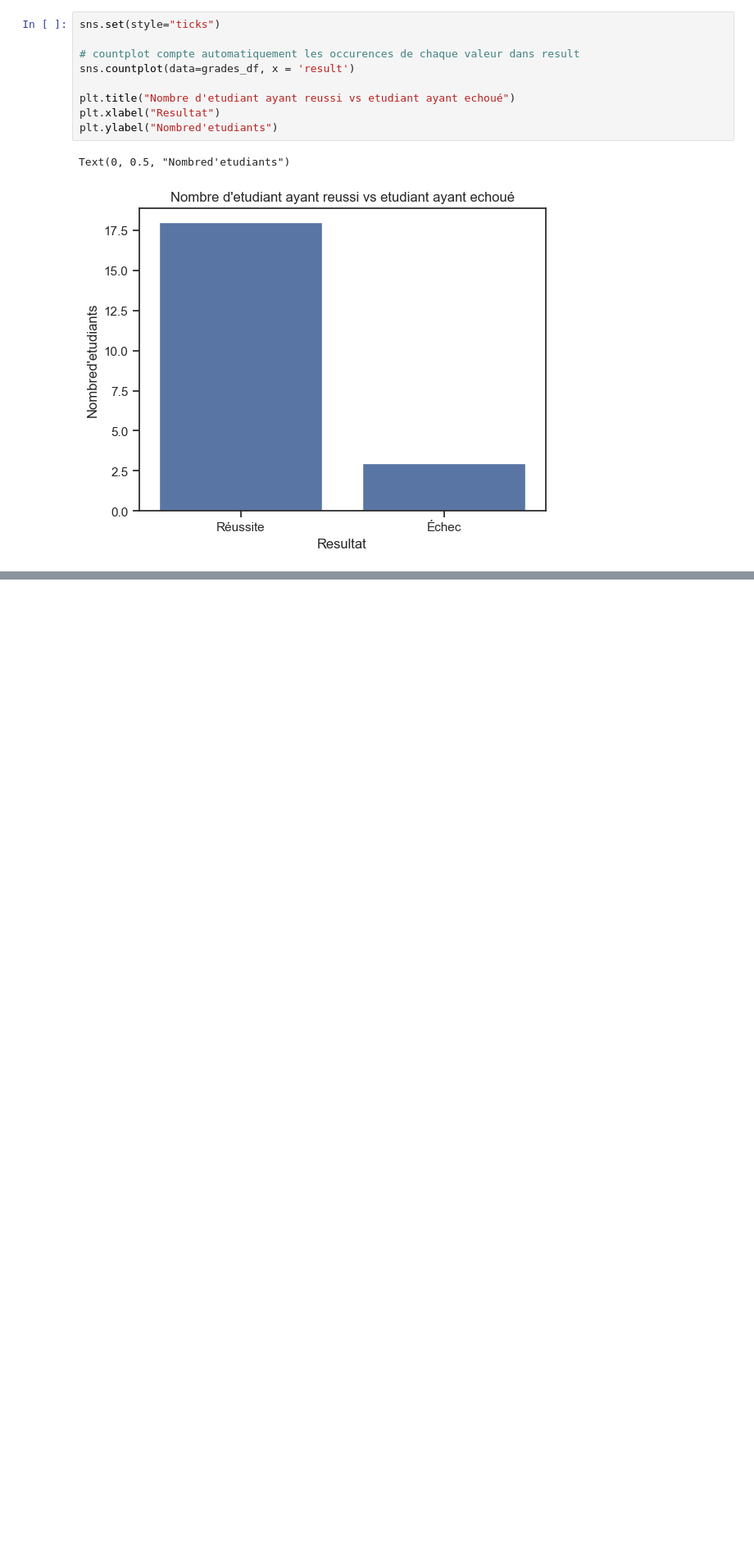
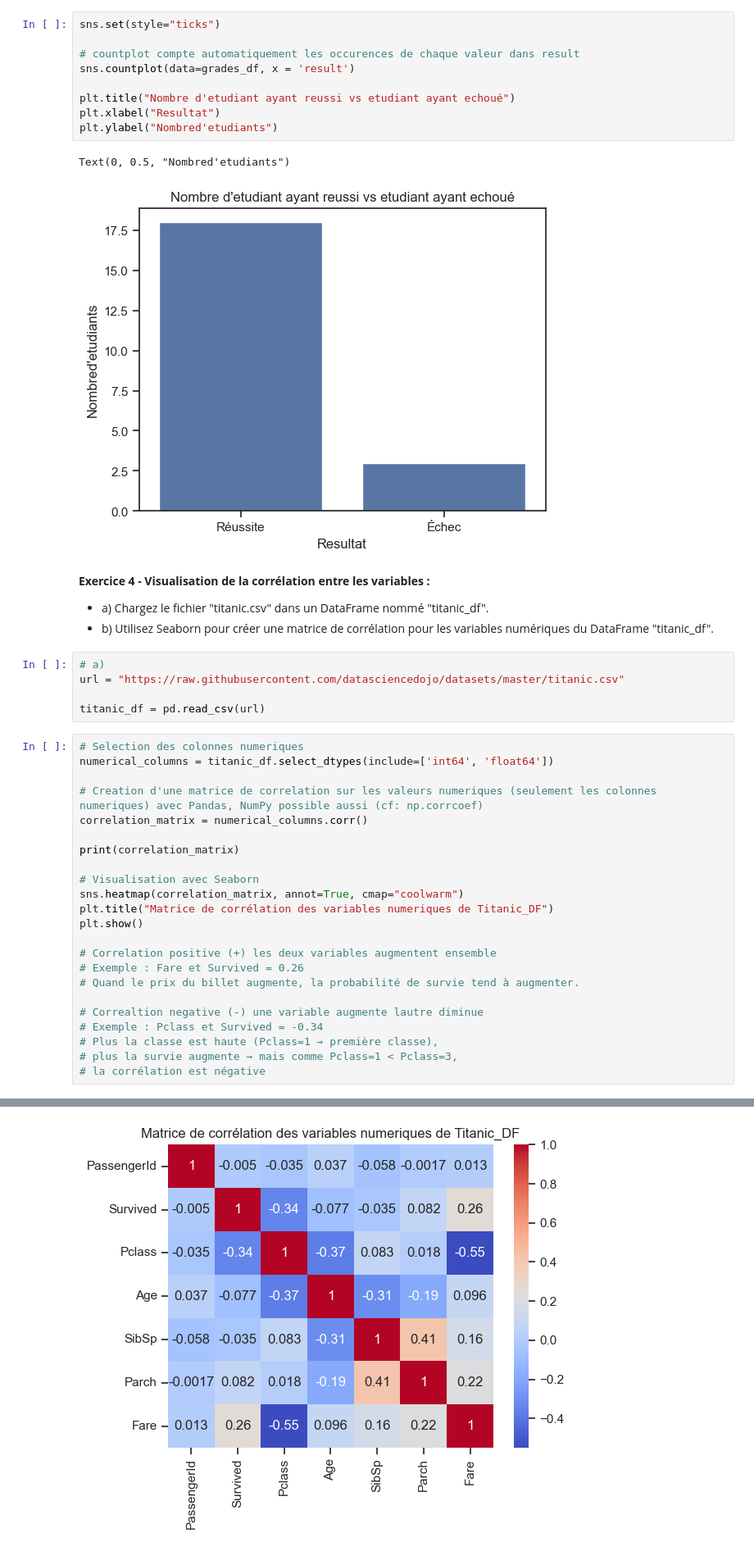
Before and after one commit to timdazayous/InitiationPython, a Jupyter notebook: Seaborn.ipynb, the cells around one changed output, grey strips where cells are left out. Shown at 82% size. Saved outputs shown, nothing was run; the diff lists cells and outputs as text; blank space fills up the shorter version.

Commit message:
Seaborn Ex4

```diff
--- a/Seaborn.ipynb
+++ b/Seaborn.ipynb
@@ -82,3 +82,36 @@ plt.ylabel("Nombred'etudiants")
 # %% [output]
 Text(0, 0.5, "Nombred'etudiants")
 [figure]
+# %% [markdown]
+**Exercice 4 - Visualisation de la corrélation entre les variables :**
+* a) Chargez le fichier "titanic.csv" dans un DataFrame nommé "titanic_df".
+* b) Utilisez Seaborn pour créer une matrice de corrélation pour les variables numériques du DataFrame "titanic_df".
+# %%
+# a)
+url = "https://raw.githubusercontent.com/datasciencedojo/datasets/master/titanic.csv"
+
+titanic_df = pd.read_csv(url)
+# %%
+# Selection des colonnes numeriques
+numerical_columns = titanic_df.select_dtypes(include=['int64', 'float64'])
+
+# Creation d'une matrice de correlation sur les valeurs numeriques (seulement les colonnes numeriques) avec Pandas, NumPy possible aussi (cf: np.corrcoef)
+correlation_matrix = numerical_columns.corr()
+
+print(correlation_matrix)
+
+# Visualisation avec Seaborn
+sns.heatmap(correlation_matrix, annot=True, cmap="coolwarm")
+plt.title("Matrice de corrélation des variables numeriques de Titanic_DF")
+plt.show()
+
+# Correlation positive (+) les deux variables augmentent ensemble
+# Exemple : Fare et Survived = 0.26
+# Quand le prix du billet augmente, la probabilité de survie tend à augmenter.
+
+# Correaltion negative (-) une variable augmente lautre diminue
+# Exemple : Pclass et Survived = -0.34
+# Plus la classe est haute (Pclass=1 → première classe),
+# plus la survie augmente → mais comme Pclass=1 < Pclass=3,
+# la corrélation est négative
+# %% [output]
@@ -84,0 +135 @@ Text(0, 0.5, "Nombred'etudiants")
+[figure, added]
```
Also changed, not shown: parts of 2 cells of this notebook.
